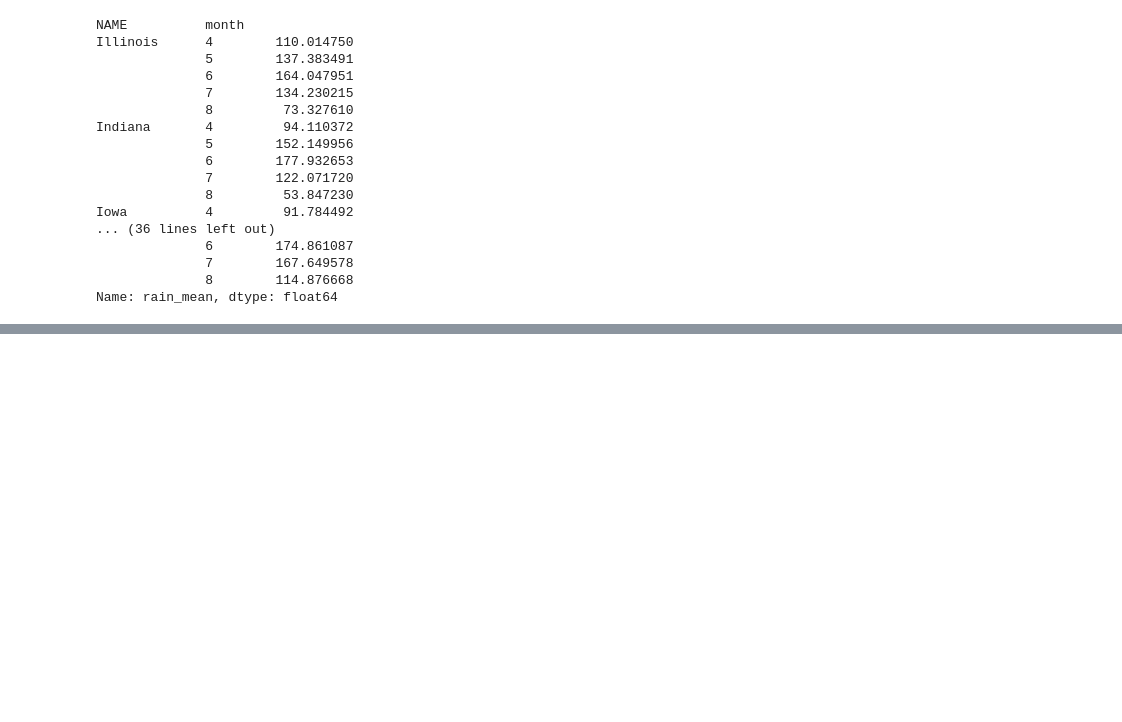
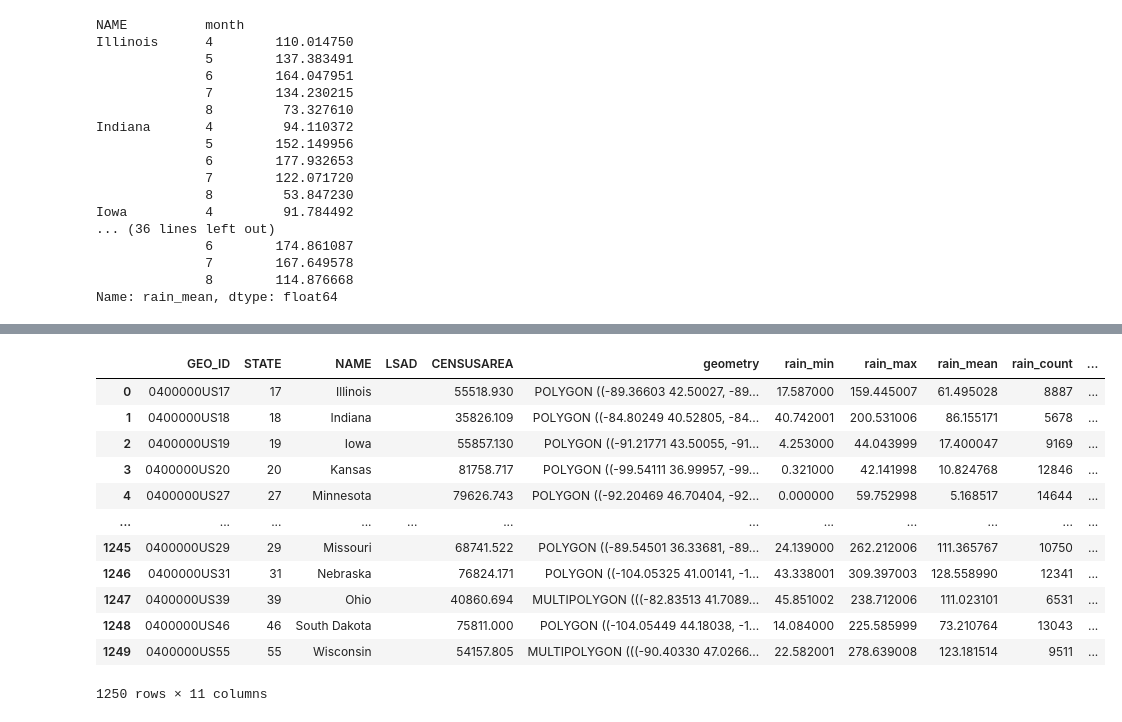
Before and after one commit to shujiew2/ACE592Project, a Jupyter notebook: CarrickPrecipitation.ipynb, the cells around one changed output, grey strips where cells are left out. Drawn from its saved outputs; the diff is of its cells as text; code cells hidden in the pictures; blank space fills up the shorter version.

Commit message:
Precip now has full time frame

```diff
--- a/CarrickPrecipitation.ipynb
+++ b/CarrickPrecipitation.ipynb
@@ -459,0 +468,13 @@ Name: rain_mean, dtype: float64
+# %%
+country = geopandas.read_file('/Users/carri/HW2/Homework_2/us_states.json')
+country = country.to_crs(epsg=4269)
+country = country[(country.NAME=="Iowa")|\
+                  (country.NAME=="Illinois")|\
+                  (country.NAME=="Nebraska")|\
+                  (country.NAME=="Minnesota")|\
+                  (country.NAME=="Indiana")|\
+                  (country.NAME=="Kansas")|\
+                  (country.NAME=="South Dakota")|\
+                  (country.NAME=="Ohio")|\
+                  (country.NAME=="Missouri")|\
+                  (country.NAME=="Wisconsin")]
@@ -459,0 +1466,21 @@ Name: rain_mean, dtype: float64
+# %%
+#zonal_stats_full=zonal_stats10.append([zonal_stats11,zonal_stats12,zonal_stats13,zonal_stats14,zonal_stats15,\
+                                     # zonal_stats16,zonal_stats17,zonal_stats18, zonal_stats19],ignore_index=True)
+zonal_stats_full=zonal_stats08.append([zonal_stats09,zonal_stats10, zonal_stats11,zonal_stats12,zonal_stats13,\
+                                       zonal_stats14,zonal_stats15,zonal_stats16,zonal_stats17,zonal_stats18],\
+                                      ignore_index=True)
+zonal_stats_full
+# %% [output]
+|  | GEO_ID | STATE | NAME | LSAD | CENSUSAREA | geometry | rain_min | rain_max | rain_mean | rain_count | ... |
+| 0 | 0400000US17 | 17 | Illinois |  | 55518.930 | POLYGON ((-89.36603 42.50027, -89... | 17.587000 | 159.445007 | 61.495028 | 8887 | ... |
+| 1 | 0400000US18 | 18 | Indiana |  | 35826.109 | POLYGON ((-84.80249 40.52805, -84... | 40.742001 | 200.531006 | 86.155171 | 5678 | ... |
+| 2 | 0400000US19 | 19 | Iowa |  | 55857.130 | POLYGON ((-91.21771 43.50055, -91... | 4.253000 | 44.043999 | 17.400047 | 9169 | ... |
+| 3 | 0400000US20 | 20 | Kansas |  | 81758.717 | POLYGON ((-99.54111 36.99957, -99... | 0.321000 | 42.141998 | 10.824768 | 12846 | ... |
+| 4 | 0400000US27 | 27 | Minnesota |  | 79626.743 | POLYGON ((-92.20469 46.70404, -92... | 0.000000 | 59.752998 | 5.168517 | 14644 | ... |
+| ... | ... | ... | ... | ... | ... | ... | ... | ... | ... | ... | ... |
+| 1245 | 0400000US29 | 29 | Missouri |  | 68741.522 | POLYGON ((-89.54501 36.33681, -89... | 24.139000 | 262.212006 | 111.365767 | 10750 | ... |
+| 1246 | 0400000US31 | 31 | Nebraska |  | 76824.171 | POLYGON ((-104.05325 41.00141, -1... | 43.338001 | 309.397003 | 128.558990 | 12341 | ... |
+| 1247 | 0400000US39 | 39 | Ohio |  | 40860.694 | MULTIPOLYGON (((-82.83513 41.7089... | 45.851002 | 238.712006 | 111.023101 | 6531 | ... |
+| 1248 | 0400000US46 | 46 | South Dakota |  | 75811.000 | POLYGON ((-104.05449 44.18038, -1... | 14.084000 | 225.585999 | 73.210764 | 13043 | ... |
+| 1249 | 0400000US55 | 55 | Wisconsin |  | 54157.805 | MULTIPOLYGON (((-90.40330 47.0266... | 22.582001 | 278.639008 | 123.181514 | 9511 | ... |
+1250 rows × 11 columns
```
Also changed, not shown: parts of 13 cells of this notebook.
